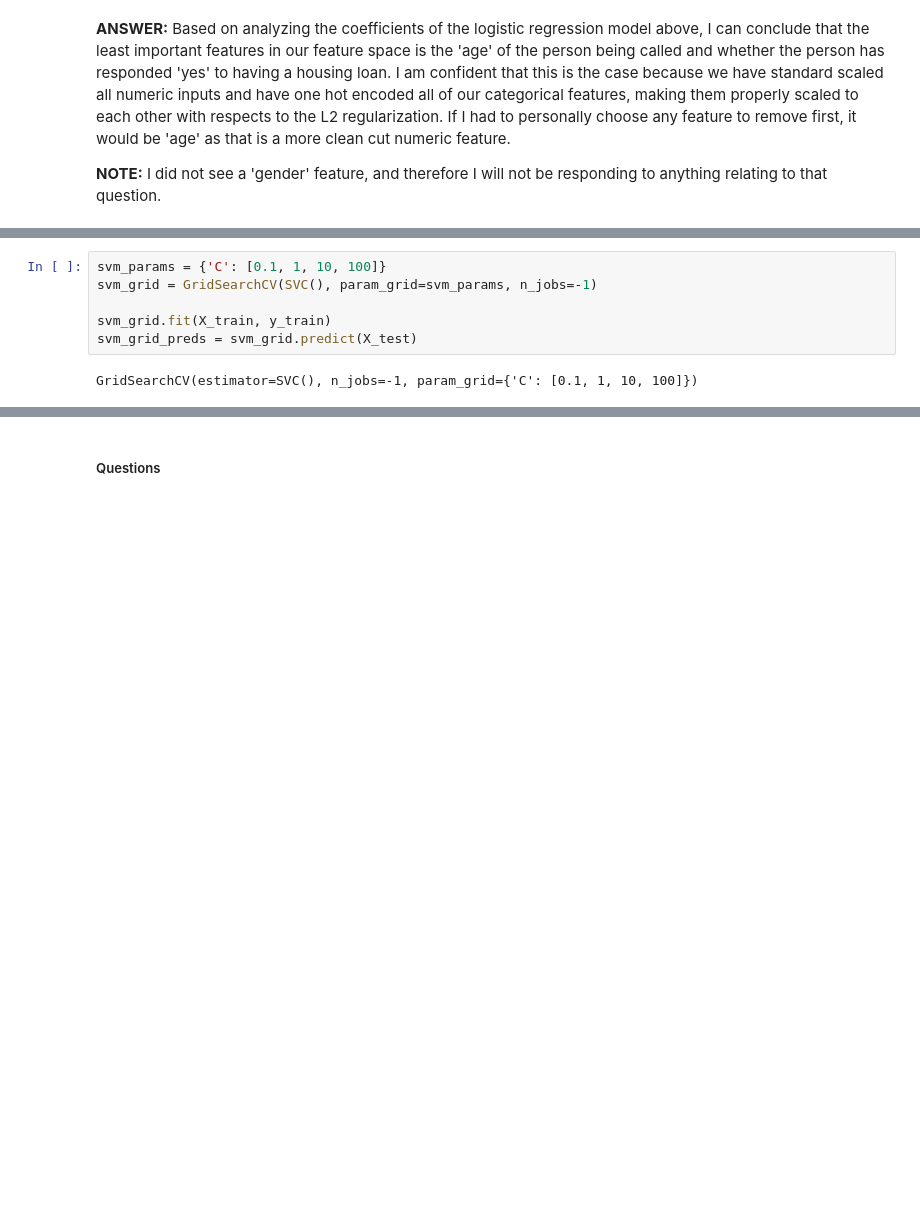
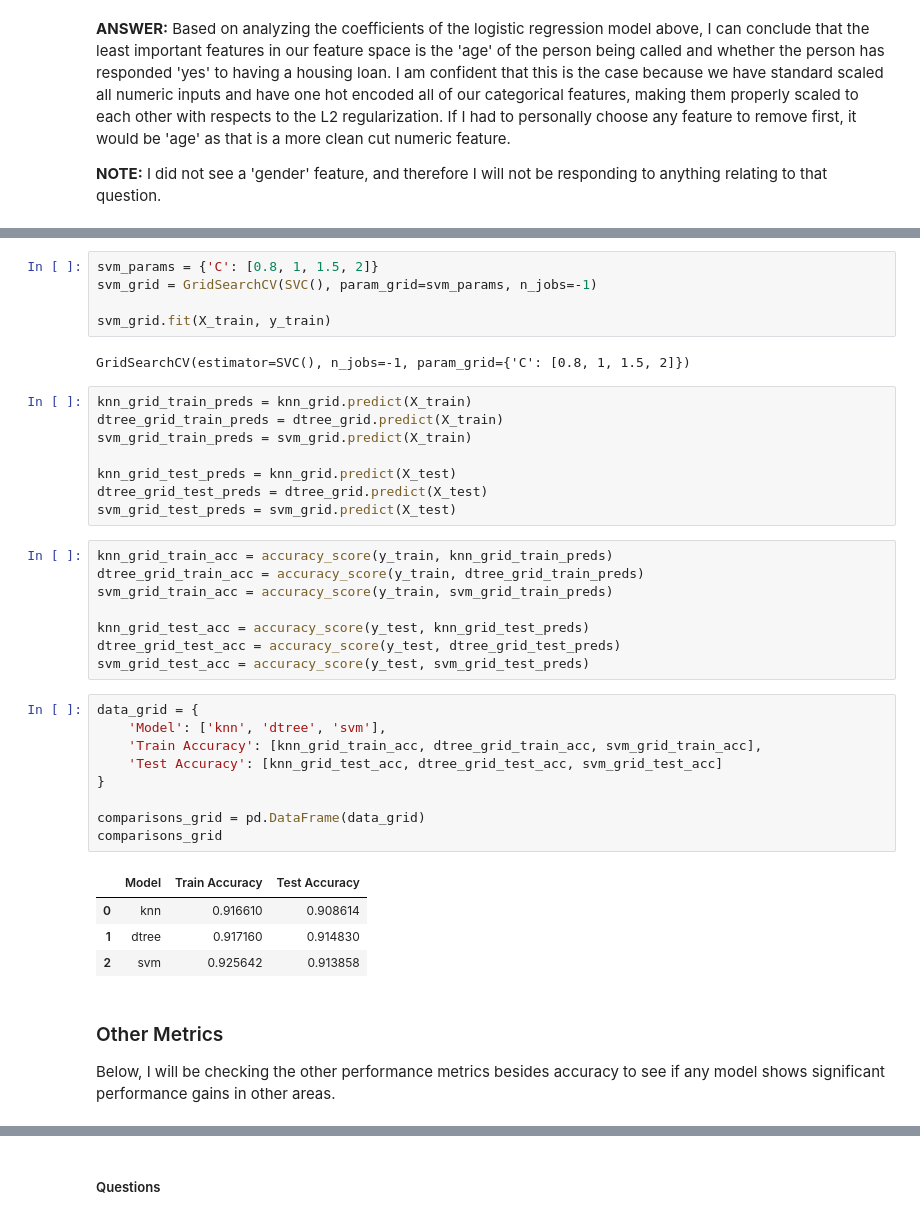
Before and after one commit to Naknak360/comparing_classifiers, a Jupyter notebook: prompt_III.ipynb, the cells around one changed output, grey strips where cells are left out. Saved outputs shown, nothing was run; the diff lists cells and outputs as text; blank space fills up the shorter version.

```diff
--- a/prompt_III.ipynb
+++ b/prompt_III.ipynb
@@ -339,10 +340,42 @@ dtree_grid_preds = dtree_grid.predict(X_test)
 GridSearchCV(estimator=DecisionTreeClassifier(),
              param_grid={'max_depth': range(1, 20)})
 # %%
-svm_params = {'C': [0.1, 1, 10, 100]}
+svm_params = {'C': [0.8, 1, 1.5, 2]}
 svm_grid = GridSearchCV(SVC(), param_grid=svm_params, n_jobs=-1)
 
 svm_grid.fit(X_train, y_train)
-svm_grid_preds = svm_grid.predict(X_test)
 # %% [output]
-GridSearchCV(estimator=SVC(), n_jobs=-1, param_grid={'C': [0.1, 1, 10, 100]})
+GridSearchCV(estimator=SVC(), n_jobs=-1, param_grid={'C': [0.8, 1, 1.5, 2]})
+# %%
+knn_grid_train_preds = knn_grid.predict(X_train)
+dtree_grid_train_preds = dtree_grid.predict(X_train)
+svm_grid_train_preds = svm_grid.predict(X_train)
+
+knn_grid_test_preds = knn_grid.predict(X_test)
+dtree_grid_test_preds = dtree_grid.predict(X_test)
+svm_grid_test_preds = svm_grid.predict(X_test)
+# %%
+knn_grid_train_acc = accuracy_score(y_train, knn_grid_train_preds)
+dtree_grid_train_acc = accuracy_score(y_train, dtree_grid_train_preds)
+svm_grid_train_acc = accuracy_score(y_train, svm_grid_train_preds)
+
+knn_grid_test_acc = accuracy_score(y_test, knn_grid_test_preds)
+dtree_grid_test_acc = accuracy_score(y_test, dtree_grid_test_preds)
+svm_grid_test_acc = accuracy_score(y_test, svm_grid_test_preds)
+# %%
+data_grid = {
+    'Model': ['knn', 'dtree', 'svm'],
+    'Train Accuracy': [knn_grid_train_acc, dtree_grid_train_acc, svm_grid_train_acc],
+    'Test Accuracy': [knn_grid_test_acc, dtree_grid_test_acc, svm_grid_test_acc]
+}
+
+comparisons_grid = pd.DataFrame(data_grid)
+comparisons_grid
+# %% [output]
+|  | Model | Train Accuracy | Test Accuracy |
+| 0 | knn | 0.916610 | 0.908614 |
+| 1 | dtree | 0.917160 | 0.914830 |
+| 2 | svm | 0.925642 | 0.913858 |
+# %% [markdown]
+### Other Metrics
+Below, I will be checking the other performance metrics besides accuracy to see if any model shows significant performance gains in other areas.
```
Also changed, not shown: parts of 16 cells of this notebook.
